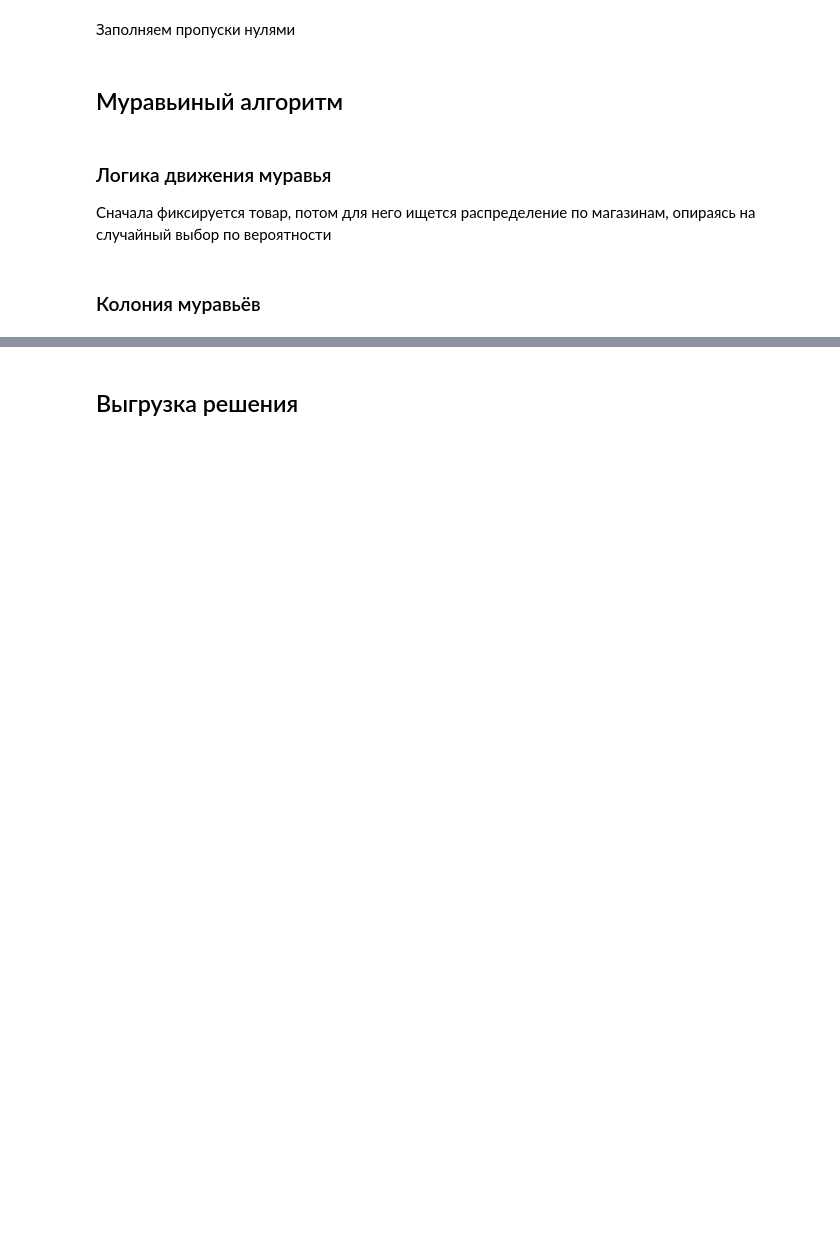
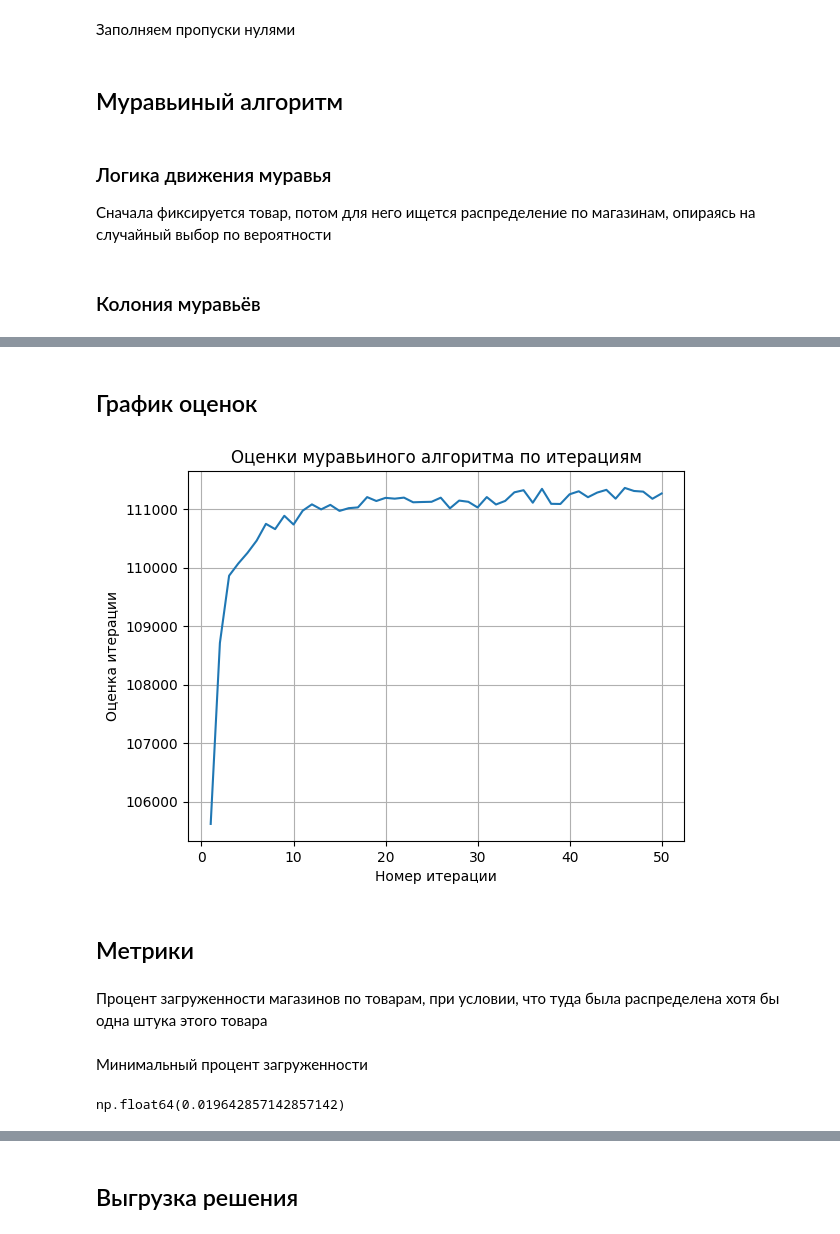
Before and after one commit to Rodeffs/Bachelor_Diploma_Project, a Jupyter notebook: ant_colony.ipynb, the cells around one changed output, grey strips where cells are left out. Saved outputs shown, nothing was run; the diff lists cells and outputs as text; code cells hidden in the pictures; blank space fills up the shorter version.

Commit message:
added graphs and some metrics

```diff
--- a/ant_colony.ipynb
+++ b/ant_colony.ipynb
@@ -241,5 +247,6 @@ def ant_colony_optimization():
 # %%
 time_start = time()
-best_rating, best_solution = ant_colony_optimization()
+iteration_ratings = []
+best_rating, best_solution = ant_colony_optimization(iteration_ratings)
 # %% [output]
 Iteration 1 out of 50
@@ -267,0 +275,15 @@ Time taken: 432.04484581947327
+# %% [markdown]
+## График оценок
+# %%
+plt.plot(np.arange(1, iterations_count+1), iteration_ratings)
+plt.title("Оценки муравьиного алгоритма по итерациям")
+plt.xlabel("Номер итерации")
+plt.ylabel("Оценка итерации")
+plt.grid()
+plt.show()
+# %% [output]
+[figure, added]
+# %% [markdown]
+## Метрики
+# %% [markdown]
+Процент загруженности магазинов по товарам, при условии, что туда была распределена хотя бы одна штука этого товара
@@ -267,0 +292,6 @@ Time taken: 432.04484581947327
+# %% [markdown]
+Минимальный процент загруженности
+# %%
+np.nanmin(load_per_store)
+# %% [output]
+np.float64(0.019642857142857142)
```
Also changed, not shown: parts of 19 cells of this notebook, 4 other files.
